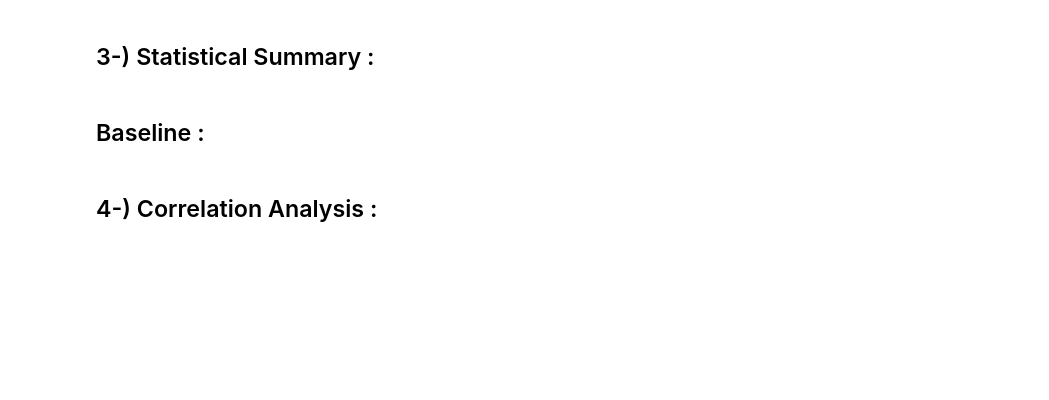
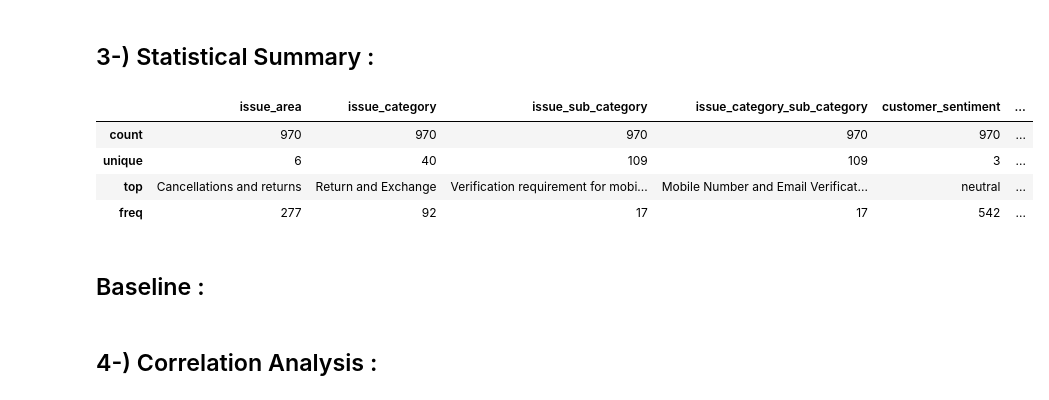
Before and after one commit to turgay-yildiz/DI-725-Transformers-and-Attention-Based-Deep-Networks-, a Jupyter notebook: Assignment_1/DI_725_Assignment_1__2697258.ipynb, the cells around one changed output. Drawn from its saved outputs; the diff is of its cells as text; code cells hidden in the pictures; blank space fills up the shorter version.

```diff
--- a/Assignment_1/DI_725_Assignment_1__2697258.ipynb
+++ b/Assignment_1/DI_725_Assignment_1__2697258.ipynb
@@ -120,9 +125,13 @@ if False:
 # %% [markdown]
 ## 3-) Statistical Summary :
 # %%
-if False:
-
-    df_train.describe()
+df_train.describe()
+# %% [output]
+|  | issue_area | issue_category | issue_sub_category | issue_category_sub_category | customer_sentiment | ... |
+| count | 970 | 970 | 970 | 970 | 970 | ... |
+| unique | 6 | 40 | 109 | 109 | 3 | ... |
+| top | Cancellations and returns | Return and Exchange | Verification requirement for mobi... | Mobile Number and Email Verificat... | neutral | ... |
+| freq | 277 | 92 | 17 | 17 | 542 | ... |
 # %% [markdown]
 ## Baseline :
 # %%
```
Also changed, not shown: parts of 73 cells of this notebook.
